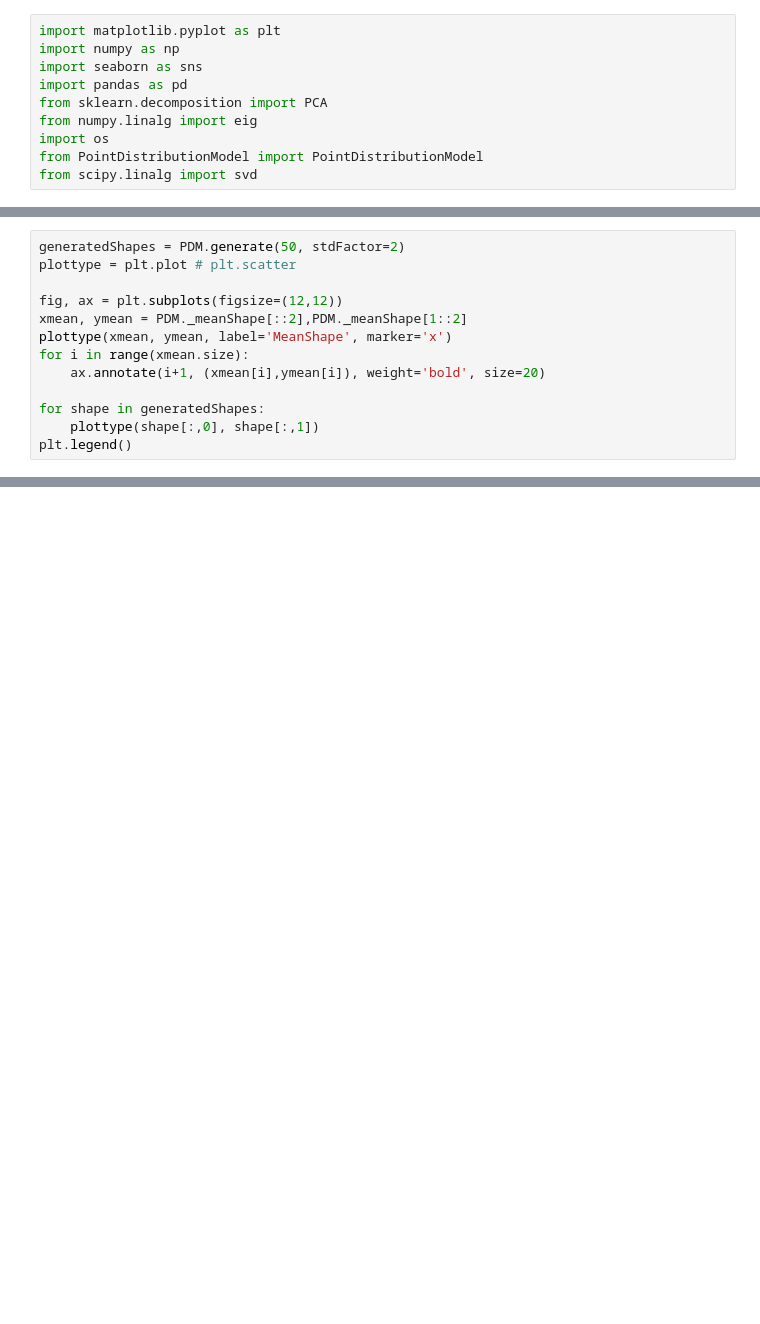
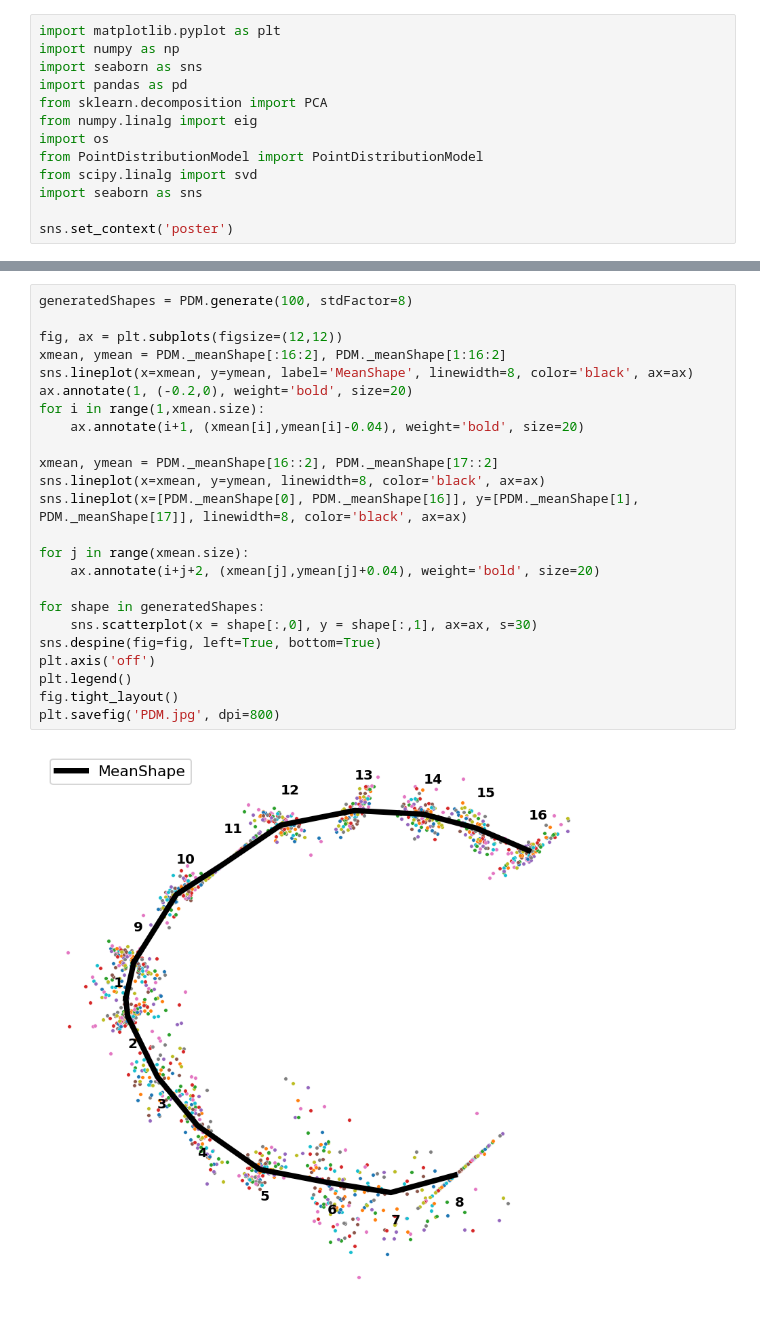
Before and after one commit to remihndz/Statistical-Shape-Model, a Jupyter notebook: CreateStatisticalShapeModel.ipynb, the cells around one changed output, grey strips where cells are left out. Cells and saved outputs as stored; diff of their text form; blank space fills up the shorter version.

```diff
--- a/CreateStatisticalShapeModel.ipynb
+++ b/CreateStatisticalShapeModel.ipynb
@@ -8,6 +8,9 @@ from numpy.linalg import eig
 import os
 from PointDistributionModel import PointDistributionModel
 from scipy.linalg import svd
+import seaborn as sns
+
+sns.set_context('poster')
 # %%
 df = pd.DataFrame([], columns=['Vessel','Landmark','X','Y'])
 fileCount = 0
@@ -49,13 +54,0 @@ Running generalized procruste analysis on the data.
-# %%
-generatedShapes = PDM.generate(50, stdFactor=2)
-plottype = plt.plot # plt.scatter
-
-fig, ax = plt.subplots(figsize=(12,12))
-xmean, ymean = PDM._meanShape[::2],PDM._meanShape[1::2]
-plottype(xmean, ymean, label='MeanShape', marker='x')
-for i in range(xmean.size):
-    ax.annotate(i+1, (xmean[i],ymean[i]), weight='bold', size=20)
-
-for shape in generatedShapes:
-    plottype(shape[:,0], shape[:,1])
-plt.legend()
@@ -64,0 +55,26 @@ plt.legend()
+# %%
+generatedShapes = PDM.generate(100, stdFactor=8)
+
+fig, ax = plt.subplots(figsize=(12,12))
+xmean, ymean = PDM._meanShape[:16:2], PDM._meanShape[1:16:2]
+sns.lineplot(x=xmean, y=ymean, label='MeanShape', linewidth=8, color='black', ax=ax)
+ax.annotate(1, (-0.2,0), weight='bold', size=20)
+for i in range(1,xmean.size):
+    ax.annotate(i+1, (xmean[i],ymean[i]-0.04), weight='bold', size=20)
+
+xmean, ymean = PDM._meanShape[16::2], PDM._meanShape[17::2]
+sns.lineplot(x=xmean, y=ymean, linewidth=8, color='black', ax=ax)
+sns.lineplot(x=[PDM._meanShape[0], PDM._meanShape[16]], y=[PDM._meanShape[1], PDM._meanShape[17]], linewidth=8, color='black', ax=ax)
+
+for j in range(xmean.size):
+    ax.annotate(i+j+2, (xmean[j],ymean[j]+0.04), weight='bold', size=20)
+
+for shape in generatedShapes:
+    sns.scatterplot(x = shape[:,0], y = shape[:,1], ax=ax, s=30)
+sns.despine(fig=fig, left=True, bottom=True)
+plt.axis('off')
+plt.legend()
+fig.tight_layout()
+plt.savefig('PDM.jpg', dpi=800)
+# %% [output]
+[figure, added]
```
Also changed, not shown: parts of 5 cells of this notebook, 1 other file.
